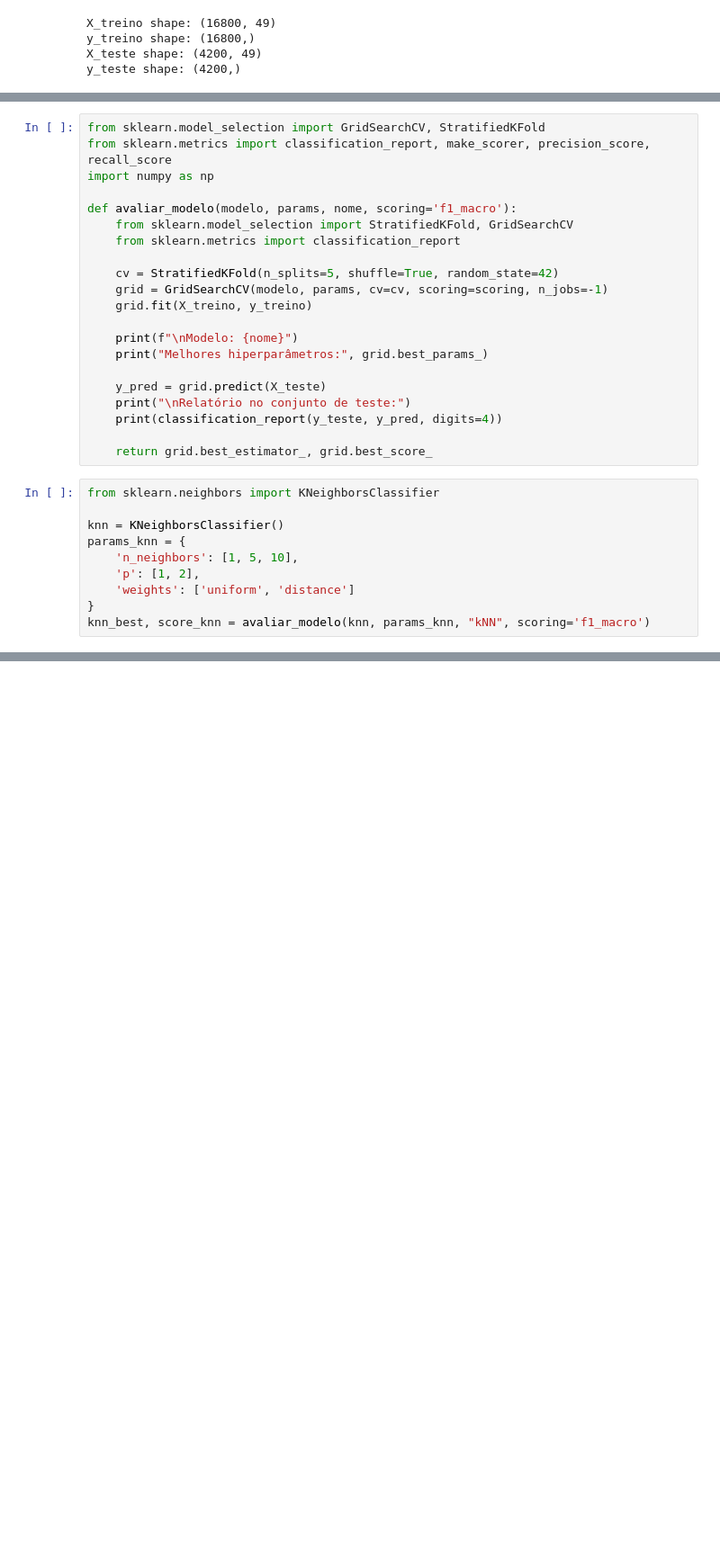
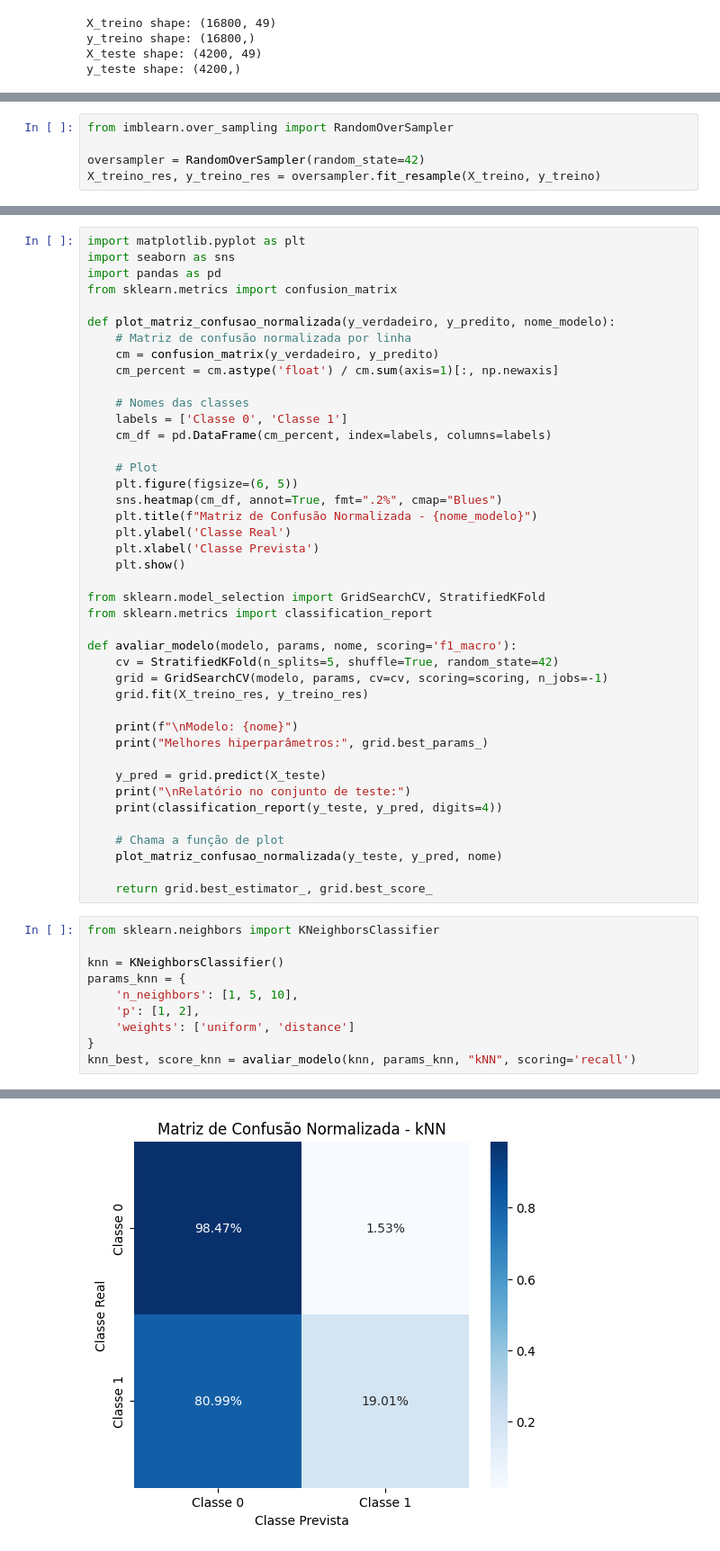
Before and after one commit to FreitasVarejo/MC853-Project, a Jupyter notebook: lab02/notebook.ipynb, the cells around one changed output, grey strips where cells are left out. Shown at 90% size. Saved outputs shown, nothing was run; the diff lists cells and outputs as text; blank space fills up the shorter version.

```diff
--- a/lab02/notebook.ipynb
+++ b/lab02/notebook.ipynb
@@ -201,0 +249,5 @@ Distribuição em y_teste:
+# %%
+from imblearn.over_sampling import RandomOverSampler
+
+oversampler = RandomOverSampler(random_state=42)
+X_treino_res, y_treino_res = oversampler.fit_resample(X_treino, y_treino)
@@ -202,15 +262,33 @@ Distribuição em y_teste:
 # %%
+import matplotlib.pyplot as plt
+import seaborn as sns
+import pandas as pd
+from sklearn.metrics import confusion_matrix
+
+def plot_matriz_confusao_normalizada(y_verdadeiro, y_predito, nome_modelo):
+    # Matriz de confusão normalizada por linha
+    cm = confusion_matrix(y_verdadeiro, y_predito)
+    cm_percent = cm.astype('float') / cm.sum(axis=1)[:, np.newaxis]
+
+    # Nomes das classes
+    labels = ['Classe 0', 'Classe 1']
+    cm_df = pd.DataFrame(cm_percent, index=labels, columns=labels)
+
+    # Plot
+    plt.figure(figsize=(6, 5))
+    sns.heatmap(cm_df, annot=True, fmt=".2%", cmap="Blues")
+    plt.title(f"Matriz de Confusão Normalizada - {nome_modelo}")
+    plt.ylabel('Classe Real')
+    plt.xlabel('Classe Prevista')
+    plt.show()
+
 from sklearn.model_selection import GridSearchCV, StratifiedKFold
-from sklearn.metrics import classification_report, make_scorer, precision_score, recall_score
-import numpy as np
+from sklearn.metrics import classification_report
 
 def avaliar_modelo(modelo, params, nome, scoring='f1_macro'):
-    from sklearn.model_selection import StratifiedKFold, GridSearchCV
-    from sklearn.metrics import classification_report
-
     cv = StratifiedKFold(n_splits=5, shuffle=True, random_state=42)
     grid = GridSearchCV(modelo, params, cv=cv, scoring=scoring, n_jobs=-1)
-    grid.fit(X_treino, y_treino)
+    grid.fit(X_treino_res, y_treino_res)
 
     print(f"\nModelo: {nome}")
     print("Melhores hiperparâmetros:", grid.best_params_)
@@ -219,30 +297,34 @@ def avaliar_modelo(modelo, params, nome, scoring='f1_macro'):
     print("\nRelatório no conjunto de teste:")
     print(classification_report(y_teste, y_pred, digits=4))
 
+    # Chama a função de plot
+    plot_matriz_confusao_normalizada(y_teste, y_pred, nome)
+
     return grid.best_estimator_, grid.best_score_
 # %%
 from sklearn.neighbors import KNeighborsClassifier
 
 knn = KNeighborsClassifier()
 params_knn = {
     'n_neighbors': [1, 5, 10],
     'p': [1, 2],
     'weights': ['uniform', 'distance']
 }
-knn_best, score_knn = avaliar_modelo(knn, params_knn, "kNN", scoring='f1_macro')
+knn_best, score_knn = avaliar_modelo(knn, params_knn, "kNN", scoring='recall')
 # %% [output]
 Modelo: kNN
 Melhores hiperparâmetros: {'n_neighbors': 1, 'p': 1, 'weights': 'uniform'}
 
 Relatório no conjunto de teste:
               precision    recall  f1-score   support
 
            0     0.9720    0.9847    0.9783      4058
            1     0.3034    0.1901    0.2338       142
 
     accuracy                         0.9579      4200
    macro avg     0.6377    0.5874    0.6060      4200
 weighted avg     0.9494    0.9579    0.9532      4200
+[figure, added]
 # %%
 from sklearn.linear_model import LogisticRegression
 
```
Also changed, not shown: parts of 24 cells of this notebook.
